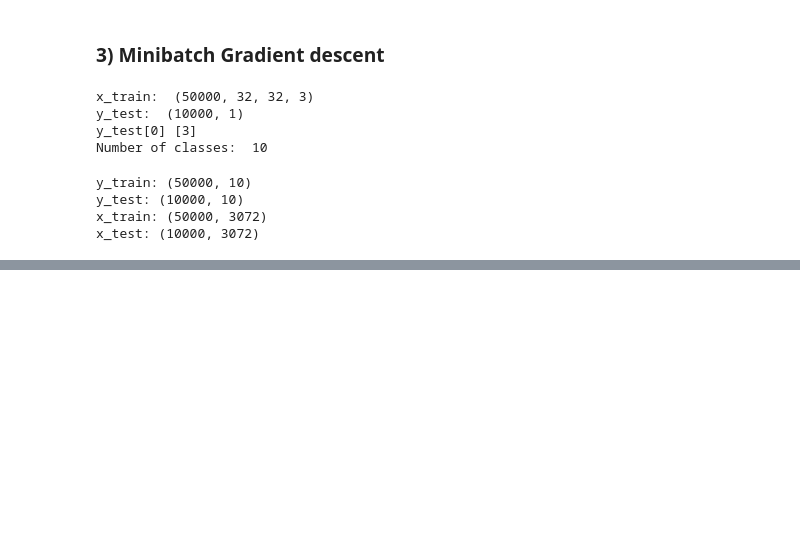
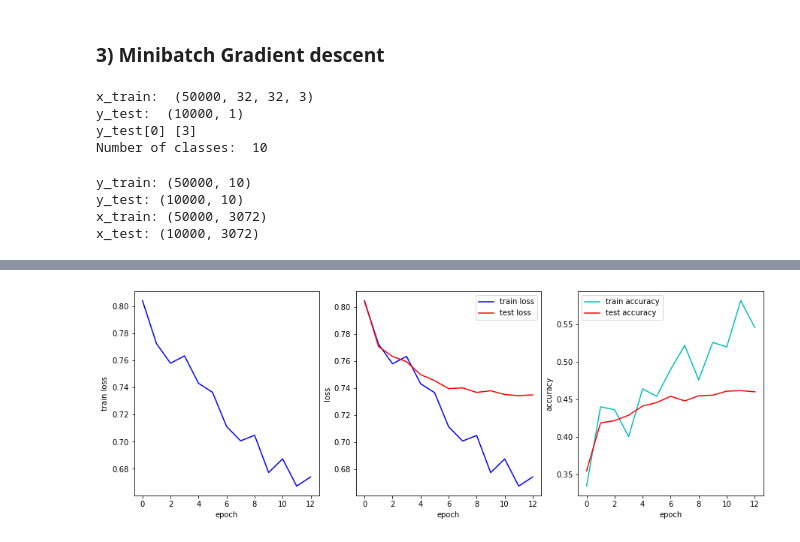
Before and after one commit to Tharindu-Nirmal/CVDeepLearning, a Jupyter notebook: src/scripts/A04_180701BQ3_minibatch.ipynb, the cells around one changed output, grey strips where cells are left out. Saved outputs shown, nothing was run; the diff lists cells and outputs as text; code cells hidden in the pictures; blank space fills up the shorter version.

```diff
--- a/src/scripts/A04_180701BQ3_minibatch.ipynb
+++ b/src/scripts/A04_180701BQ3_minibatch.ipynb
@@ -188,0 +194,2 @@ ax[2].legend(['train accuracy','test accuracy']);
+# %%
+w1,loss_history2,test_losshistory2,train_acc_history2,val_acc_history2 = minibatch2LNN(batchsize=500,iterations=12,lr=0.016,lr_decay=0.999,reg=5e-6)
@@ -188,0 +203,20 @@ ax[2].legend(['train accuracy','test accuracy']);
+# %%
+#display Train and testingloss; train and testingaccuracy
+fig,ax = plt.subplots(1,3,figsize=(15,5))
+ax[0].plot(loss_history2,'b')
+ax[0].set_xlabel('epoch')
+ax[0].set_ylabel('train loss')
+
+ax[1].plot(loss_history2,'b')
+ax[1].plot(test_losshistory2,'r')
+ax[1].set_xlabel('epoch')
+ax[1].set_ylabel('loss')
+ax[1].legend(['train loss','test loss'])
+
+ax[2].plot(train_acc_history2,'c')
+ax[2].plot(val_acc_history2,'r')
+ax[2].set_xlabel('epoch')
+ax[2].set_ylabel('accuracy')
+ax[2].legend(['train accuracy','test accuracy']);
+# %% [output]
+[figure, added]
```
Also changed, not shown: parts of 4 cells of this notebook, 1 other file.
